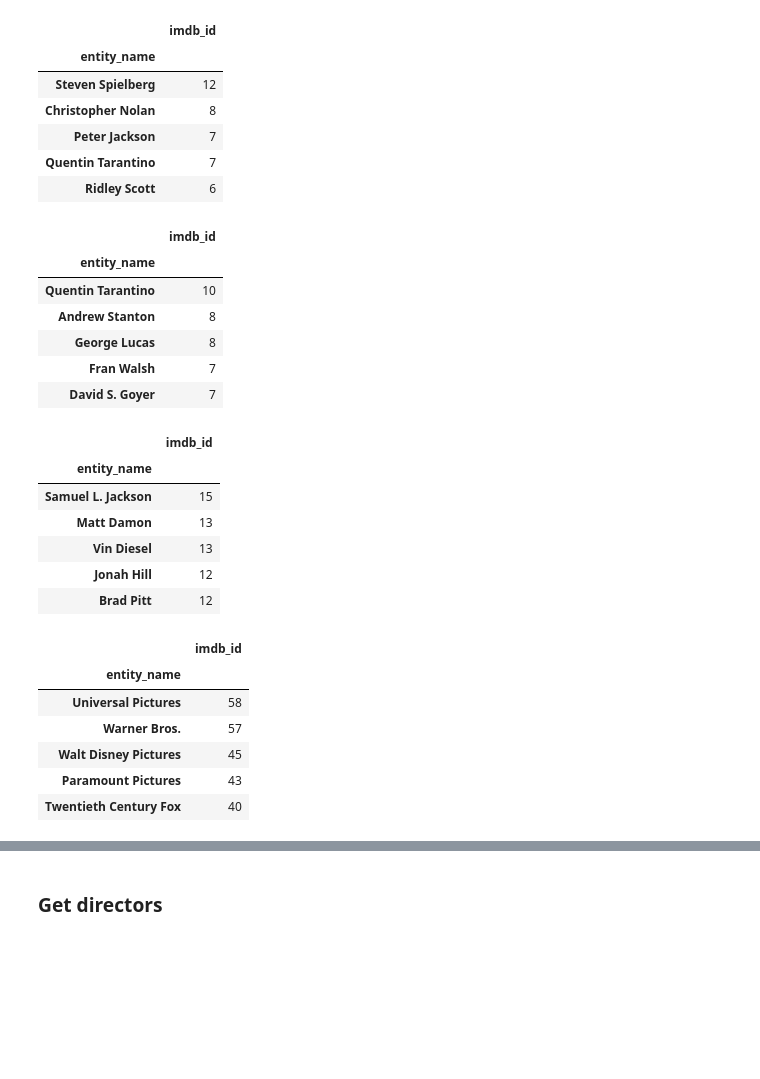
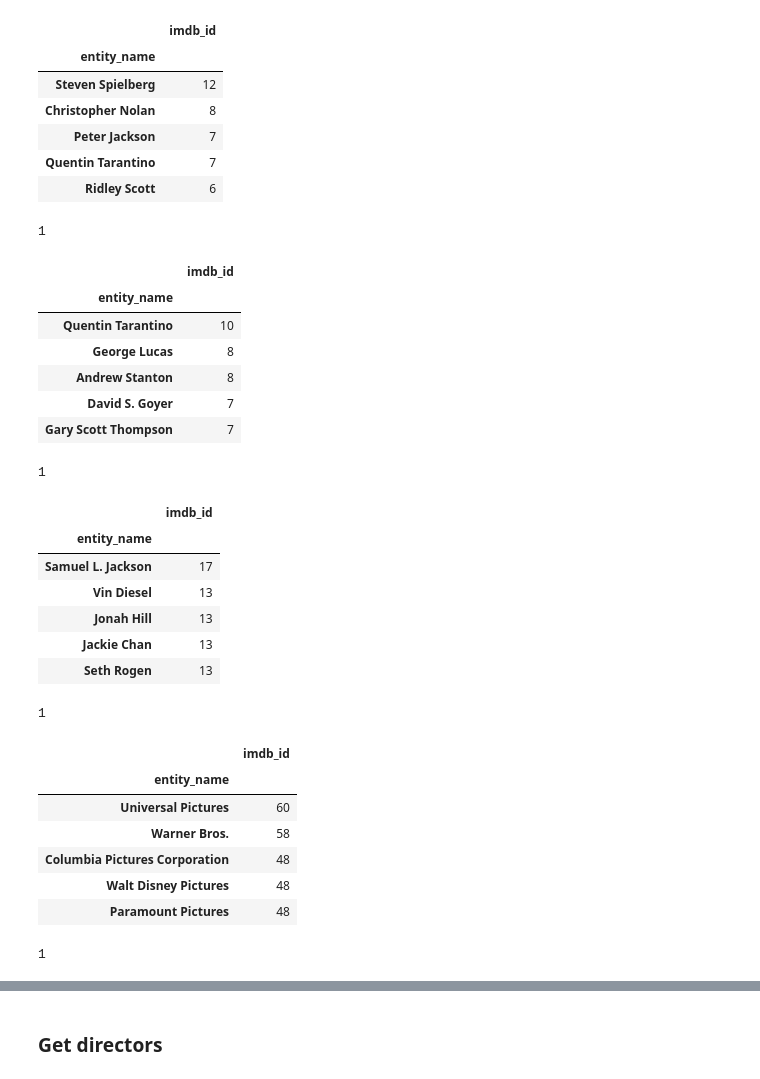
Before and after one commit to samuelluo/movies, a Jupyter notebook: explore.ipynb, the cells around one changed output, grey strips where cells are left out. Cells and saved outputs as stored; diff of their text form; code cells hidden in the pictures; blank space fills up the shorter version.

```diff
--- a/explore.ipynb
+++ b/explore.ipynb
@@ -14,6 +10,8 @@ import bs4
 # Read in data
 entities = pandas.read_csv('data/entities.csv')
 movies   = pandas.read_csv('data/movies.csv')
+# %%
+entities = entities.merge(movies[['imdb_id', 'title', 'release_year']])
 # %% [markdown]
 ### release_year vs. release_date.year
 # %%
@@ -87,44 +108,75 @@ entities.query("entity_type == 'director'") \
 | Peter Jackson | 7 |
 | Quentin Tarantino | 7 |
 | Ridley Scott | 6 |
+# %%
+file.write('#### Most watched directors\n')
+text = df_to_md(directors)
+file.write(text)
+file.write('\n')
+# %% [output]
+1
 # %%
 # My most-watched writers
-entities.query("entity_type == 'writer'") \
-        .groupby('entity_name').count()['imdb_id'] \
-        .sort_values(ascending=False).head().to_frame()
+writers = entities.query("entity_type == 'writer'") \
+                  .groupby('entity_name').count()['imdb_id'] \
+                  .sort_values(ascending=False).head().to_frame()
+writers
 # %% [output]
 |  | imdb_id |
 | entity_name |  |
 | Quentin Tarantino | 10 |
+| George Lucas | 8 |
 | Andrew Stanton | 8 |
-| George Lucas | 8 |
-| Fran Walsh | 7 |
 | David S. Goyer | 7 |
+| Gary Scott Thompson | 7 |
+# %%
+file.write('#### Most watched writers\n')
+text = df_to_md(writers)
+file.write(text)
+file.write('\n')
+# %% [output]
+1
 # %%
 # My most-watched actors
-entities.query("entity_type == 'actor'") \
-        .groupby('entity_name').count()['imdb_id'] \
-        .sort_values(ascending=False).head().to_frame()
+actors = entities.query("entity_type == 'actor'") \
+                 .groupby('entity_name').count()['imdb_id'] \
+                 .sort_values(ascending=False).head().to_frame()
+actors
 # %% [output]
 |  | imdb_id |
 | entity_name |  |
-| Samuel L. Jackson | 15 |
-| Matt Damon | 13 |
+| Samuel L. Jackson | 17 |
 | Vin Diesel | 13 |
-| Jonah Hill | 12 |
-| Brad Pitt | 12 |
+| Jonah Hill | 13 |
+| Jackie Chan | 13 |
+| Seth Rogen | 13 |
+# %%
+file.write('#### Most watched actors\n')
+text = df_to_md(directors)
+file.write(text)
+file.write('\n')
+# %% [output]
+1
 # %%
 # My most-watched studios
-entities.query("entity_type == 'studio'") \
-        .groupby('entity_name').count()['imdb_id'] \
-        .sort_values(ascending=False).head().to_frame()
+studios = entities.query("entity_type == 'studio'") \
+                  .groupby('entity_name').count()['imdb_id'] \
+                  .sort_values(ascending=False).head().to_frame()
+studios
 # %% [output]
 |  | imdb_id |
 | entity_name |  |
-| Universal Pictures | 58 |
-| Warner Bros. | 57 |
-| Walt Disney Pictures | 45 |
-| Paramount Pictures | 43 |
-| Twentieth Century Fox | 40 |
+| Universal Pictures | 60 |
+| Warner Bros. | 58 |
+| Columbia Pictures Corporation | 48 |
+| Walt Disney Pictures | 48 |
+| Paramount Pictures | 48 |
+# %%
+file.write('#### Most watched studios\n')
+text = df_to_md(studios)
+file.write(text)
+file.write('\n')
+# %% [output]
+1
 # %%
 # My top-watched genres
```
Also changed, not shown: parts of 18 cells of this notebook, 10 other files.
